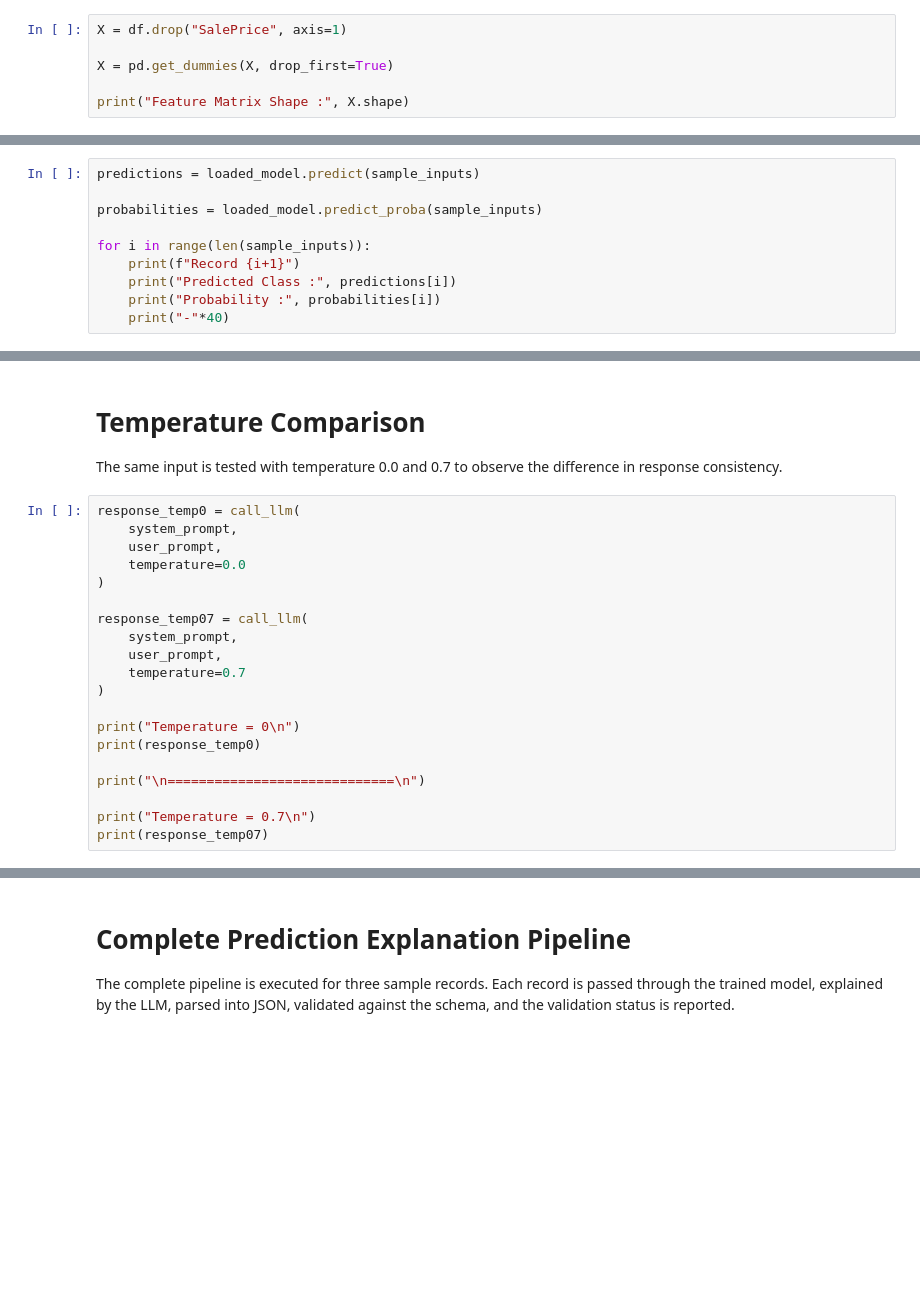
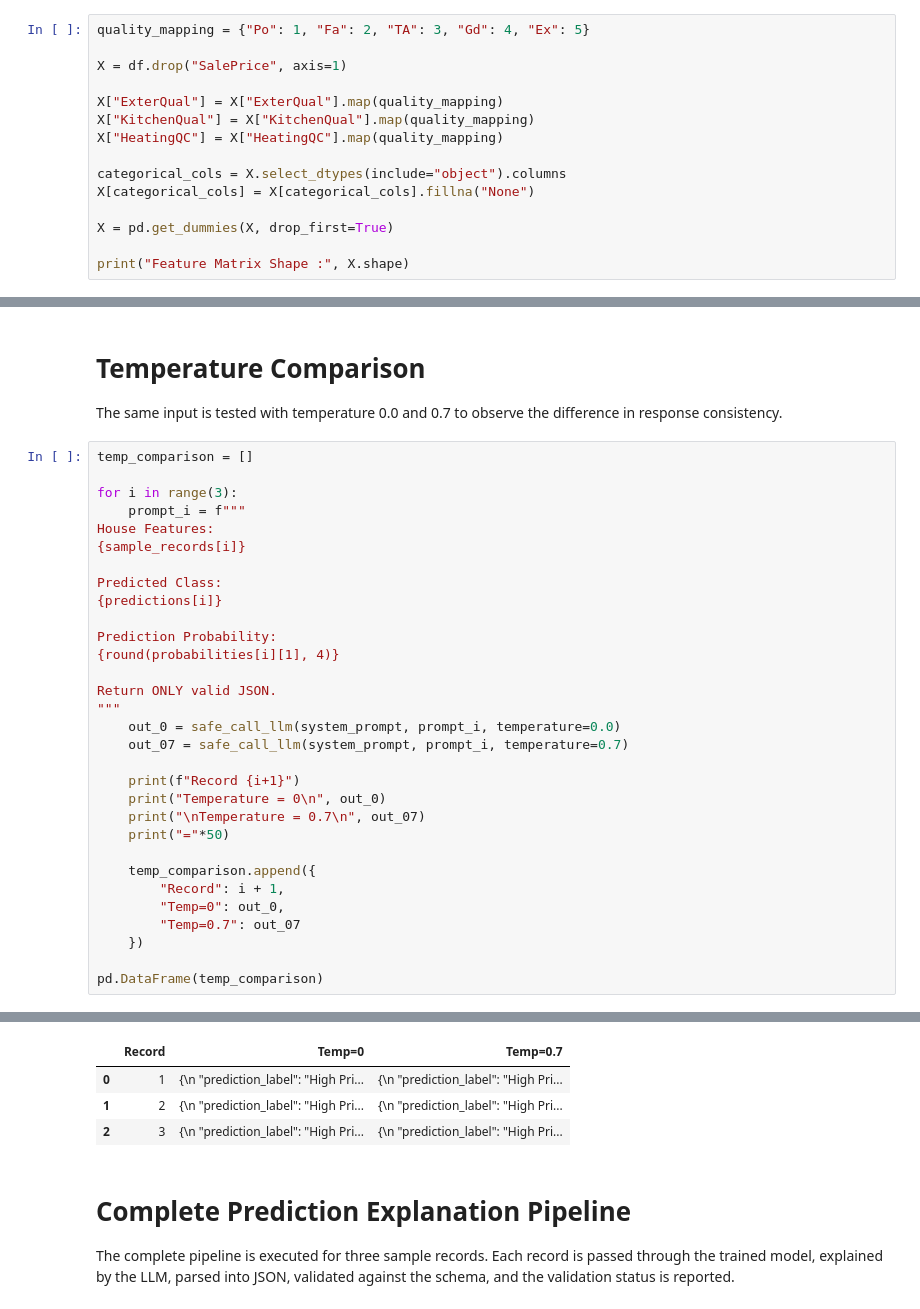
Before and after one commit to Rashid-imam/Applied_AI_ML_Capstone, a Jupyter notebook: notebooks/Part4_LLM_Powered_Feature.ipynb, the cells around one changed output, grey strips where cells are left out. Saved outputs shown, nothing was run; the diff lists cells and outputs as text; blank space fills up the shorter version.

```diff
--- a/notebooks/Part4_LLM_Powered_Feature.ipynb
+++ b/notebooks/Part4_LLM_Powered_Feature.ipynb
@@ -202,7 +202,16 @@ Model Loaded Successfully
 
 The target column is removed and categorical variables are converted into dummy variables so that the input format matches the trained model.
 # %%
+quality_mapping = {"Po": 1, "Fa": 2, "TA": 3, "Gd": 4, "Ex": 5}
+
 X = df.drop("SalePrice", axis=1)
+
+X["ExterQual"] = X["ExterQual"].map(quality_mapping)
+X["KitchenQual"] = X["KitchenQual"].map(quality_mapping)
+X["HeatingQC"] = X["HeatingQC"].map(quality_mapping)
+
+categorical_cols = X.select_dtypes(include="object").columns
+X[categorical_cols] = X[categorical_cols].fillna("None")
 
 X = pd.get_dummies(X, drop_first=True)
 
@@ -248,10 +252,0 @@ The trained model predicts the class label and probability for each sample input
-# %%
-predictions = loaded_model.predict(sample_inputs)
-
-probabilities = loaded_model.predict_proba(sample_inputs)
-
-for i in range(len(sample_inputs)):
-    print(f"Record {i+1}")
-    print("Predicted Class :", predictions[i])
-    print("Probability :", probabilities[i])
-    print("-"*40)
@@ -480,23 +468,34 @@ Test 2
 
 The same input is tested with temperature 0.0 and 0.7 to observe the difference in response consistency.
 # %%
-response_temp0 = call_llm(
-    system_prompt,
-    user_prompt,
-    temperature=0.0
-)
+temp_comparison = []
 
-response_temp07 = call_llm(
-    system_prompt,
-    user_prompt,
-    temperature=0.7
-)
+for i in range(3):
+    prompt_i = f"""
+House Features:
+{sample_records[i]}
 
-print("Temperature = 0\n")
-print(response_temp0)
+Predicted Class:
+{predictions[i]}
 
-print("\n=============================\n")
+Prediction Probability:
+{round(probabilities[i][1], 4)}
 
-print("Temperature = 0.7\n")
-print(response_temp07)
+Return ONLY valid JSON.
+"""
+    out_0 = safe_call_llm(system_prompt, prompt_i, temperature=0.0)
+    out_07 = safe_call_llm(system_prompt, prompt_i, temperature=0.7)
+
+    print(f"Record {i+1}")
+    print("Temperature = 0\n", out_0)
+    print("\nTemperature = 0.7\n", out_07)
+    print("="*50)
+
+    temp_comparison.append({
+        "Record": i + 1,
+        "Temp=0": out_0,
+        "Temp=0.7": out_07
+    })
+
+pd.DataFrame(temp_comparison)
 # %% [output]
@@ -518,3 +519,7 @@ Temperature = 0.7
+|  | Record | Temp=0 | Temp=0.7 |
+| 0 | 1 | {\n "prediction_label": "High Pri... | {\n "prediction_label": "High Pri... |
+| 1 | 2 | {\n "prediction_label": "High Pri... | {\n "prediction_label": "High Pri... |
+| 2 | 3 | {\n "prediction_label": "High Pri... | {\n "prediction_label": "High Pri... |
 # %% [markdown]
 # Complete Prediction Explanation Pipeline
 
```
Also changed, not shown: parts of 10 cells of this notebook, 3 other files.
